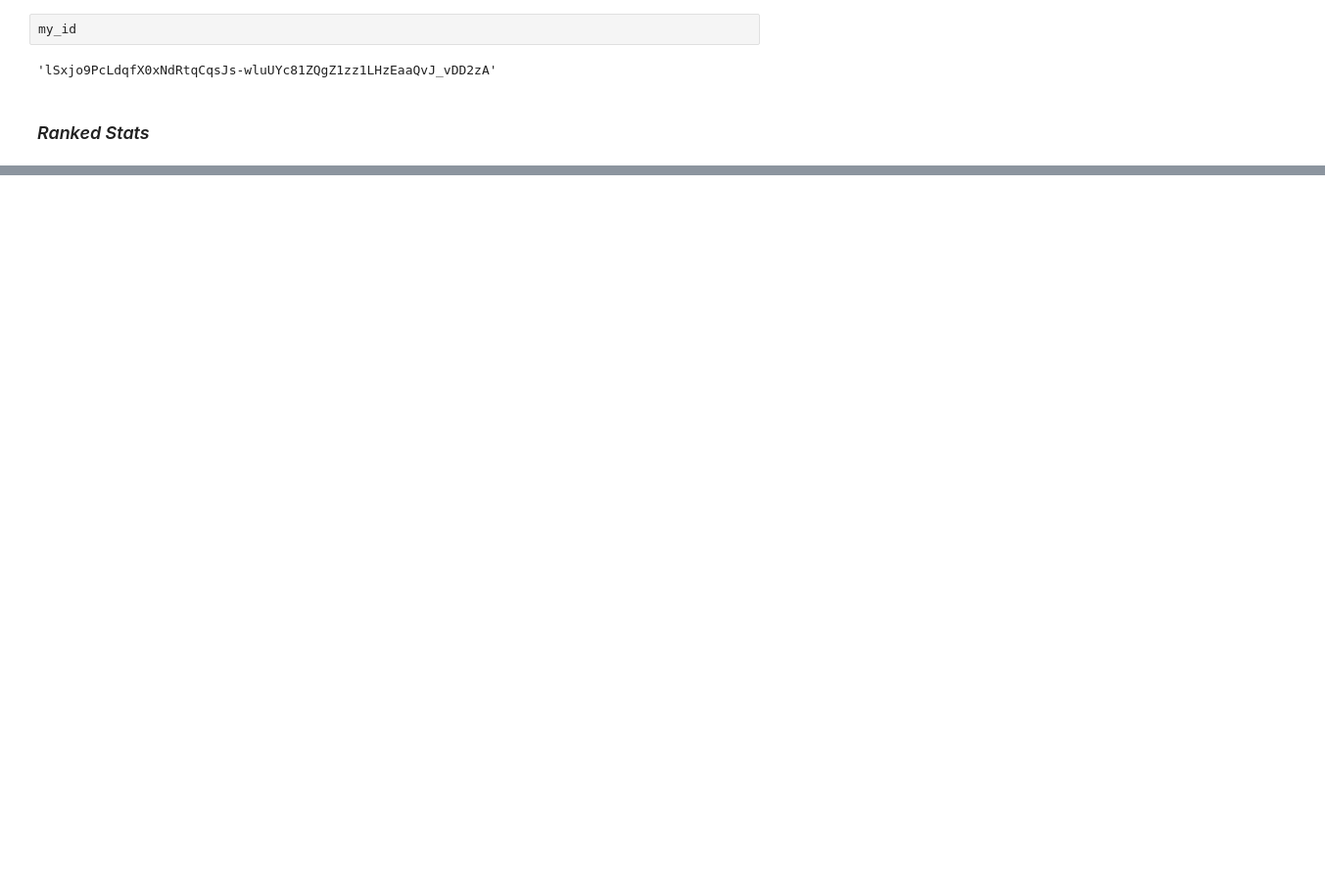
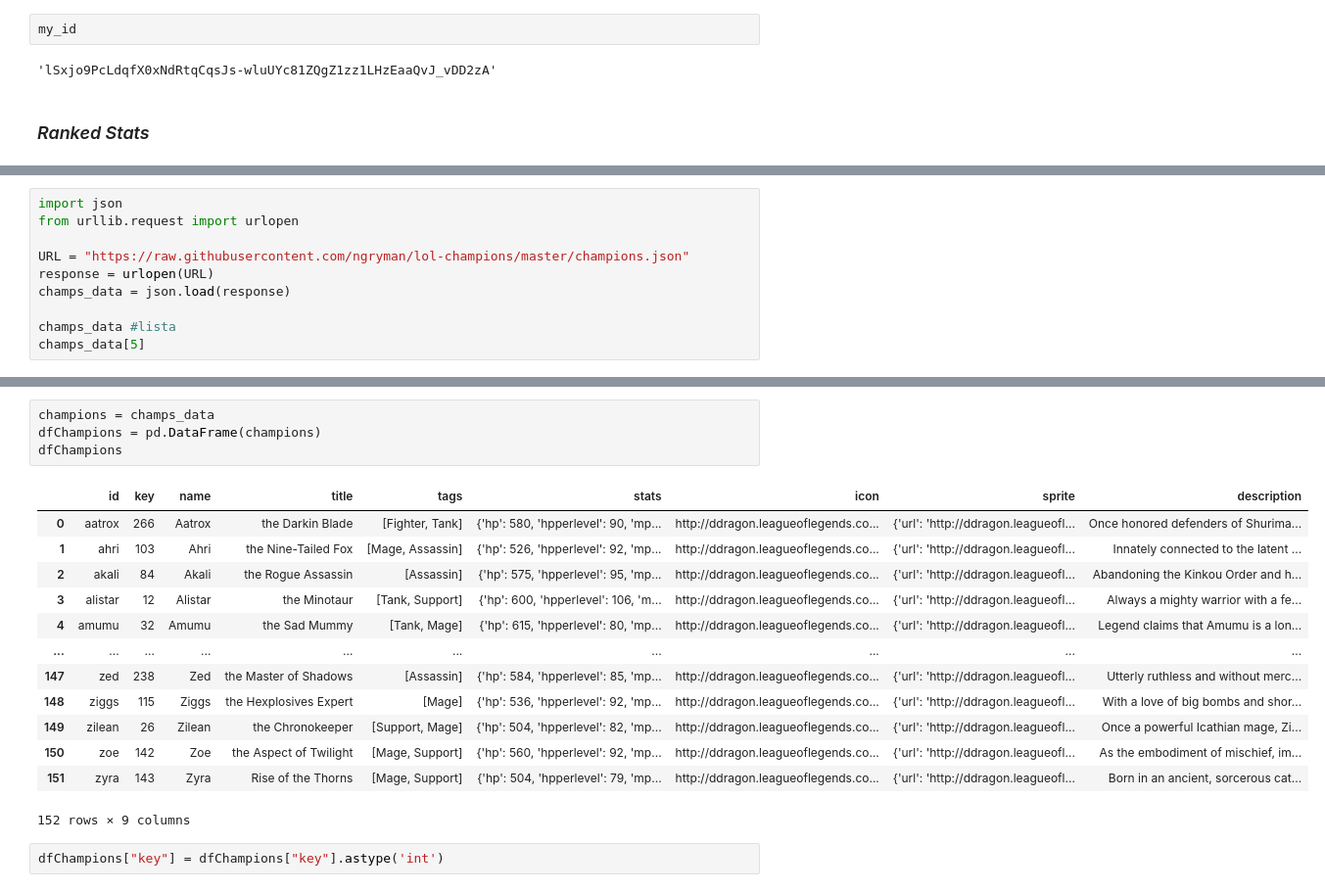
Before and after one commit to AntoMB3/TheVoices, a Jupyter notebook: starting.ipynb, the cells around one changed output, grey strips where cells are left out. Shown: that part at 98% size. Drawn from its saved outputs; the diff is of its cells as text; blank space fills up the shorter version.

```diff
--- a/starting.ipynb
+++ b/starting.ipynb
@@ -58,0 +98,10 @@ dict
+# %%
+import json
+from urllib.request import urlopen
+
+URL = "https://raw.githubusercontent.com/ngryman/lol-champions/master/champions.json"
+response = urlopen(URL)
+champs_data = json.load(response)
+
+champs_data #lista
+champs_data[5]
@@ -58,0 +126,20 @@ dict
+# %%
+champions = champs_data
+dfChampions = pd.DataFrame(champions)
+dfChampions
+# %% [output]
+|  | id | key | name | title | tags | stats | icon | sprite | description |
+| 0 | aatrox | 266 | Aatrox | the Darkin Blade | [Fighter, Tank] | {'hp': 580, 'hpperlevel': 90, 'mp... | http://ddragon.leagueoflegends.co... | {'url': 'http://ddragon.leagueofl... | Once honored defenders of Shurima... |
+| 1 | ahri | 103 | Ahri | the Nine-Tailed Fox | [Mage, Assassin] | {'hp': 526, 'hpperlevel': 92, 'mp... | http://ddragon.leagueoflegends.co... | {'url': 'http://ddragon.leagueofl... | Innately connected to the latent ... |
+| 2 | akali | 84 | Akali | the Rogue Assassin | [Assassin] | {'hp': 575, 'hpperlevel': 95, 'mp... | http://ddragon.leagueoflegends.co... | {'url': 'http://ddragon.leagueofl... | Abandoning the Kinkou Order and h... |
+| 3 | alistar | 12 | Alistar | the Minotaur | [Tank, Support] | {'hp': 600, 'hpperlevel': 106, 'm... | http://ddragon.leagueoflegends.co... | {'url': 'http://ddragon.leagueofl... | Always a mighty warrior with a fe... |
+| 4 | amumu | 32 | Amumu | the Sad Mummy | [Tank, Mage] | {'hp': 615, 'hpperlevel': 80, 'mp... | http://ddragon.leagueoflegends.co... | {'url': 'http://ddragon.leagueofl... | Legend claims that Amumu is a lon... |
+| ... | ... | ... | ... | ... | ... | ... | ... | ... | ... |
+| 147 | zed | 238 | Zed | the Master of Shadows | [Assassin] | {'hp': 584, 'hpperlevel': 85, 'mp... | http://ddragon.leagueoflegends.co... | {'url': 'http://ddragon.leagueofl... | Utterly ruthless and without merc... |
+| 148 | ziggs | 115 | Ziggs | the Hexplosives Expert | [Mage] | {'hp': 536, 'hpperlevel': 92, 'mp... | http://ddragon.leagueoflegends.co... | {'url': 'http://ddragon.leagueofl... | With a love of big bombs and shor... |
+| 149 | zilean | 26 | Zilean | the Chronokeeper | [Support, Mage] | {'hp': 504, 'hpperlevel': 82, 'mp... | http://ddragon.leagueoflegends.co... | {'url': 'http://ddragon.leagueofl... | Once a powerful Icathian mage, Zi... |
+| 150 | zoe | 142 | Zoe | the Aspect of Twilight | [Mage, Support] | {'hp': 560, 'hpperlevel': 92, 'mp... | http://ddragon.leagueoflegends.co... | {'url': 'http://ddragon.leagueofl... | As the embodiment of mischief, im... |
+| 151 | zyra | 143 | Zyra | Rise of the Thorns | [Mage, Support] | {'hp': 504, 'hpperlevel': 79, 'mp... | http://ddragon.leagueoflegends.co... | {'url': 'http://ddragon.leagueofl... | Born in an ancient, sorcerous cat... |
+152 rows × 9 columns
+# %%
+dfChampions["key"] = dfChampions["key"].astype('int')
```
Also changed, not shown: parts of 15 cells of this notebook.
